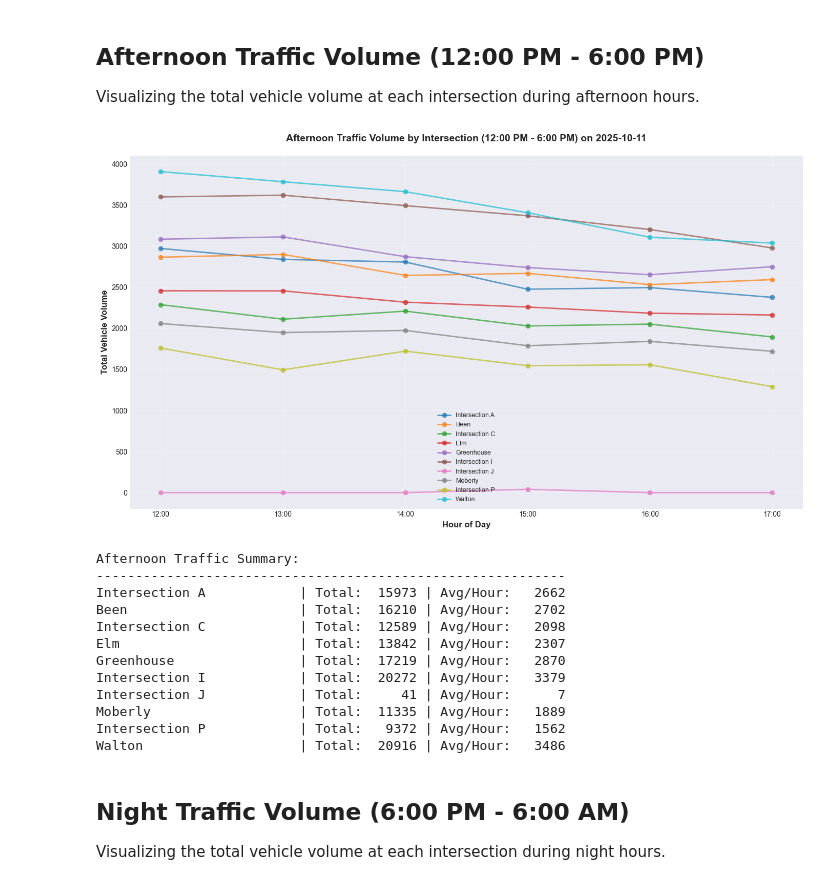
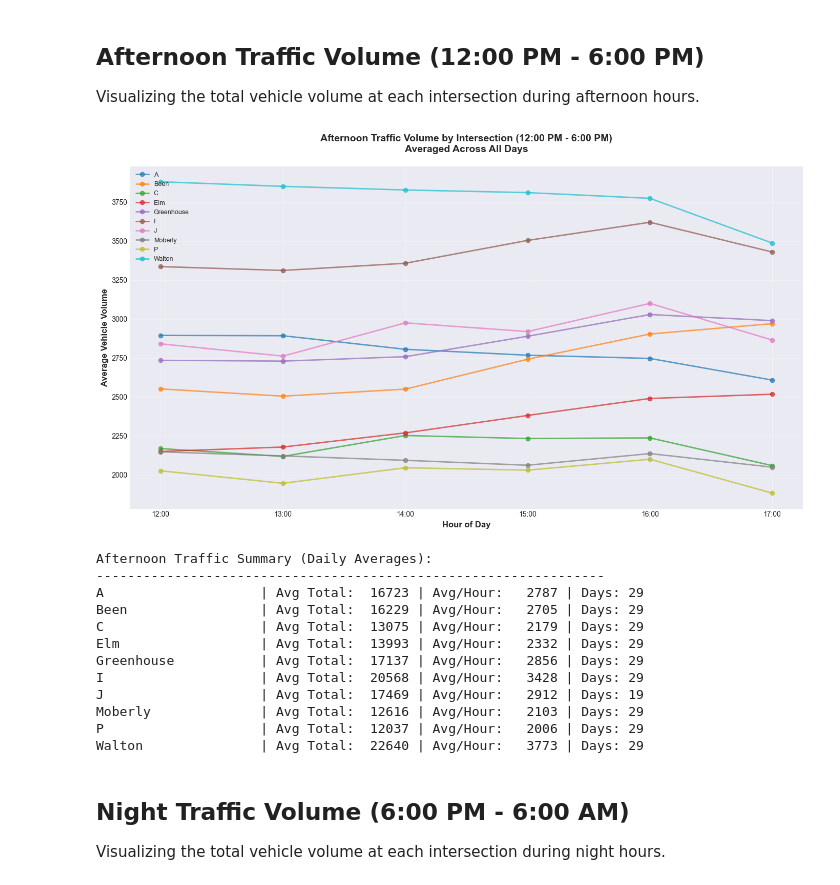
Before and after one commit to Brettberry07/COB-Traffic-Project, a Jupyter notebook: volume_analysis.ipynb, the cells around one changed output. Saved outputs shown, nothing was run; the diff lists cells and outputs as text; code cells hidden in the pictures.

```diff
--- a/volume_analysis.ipynb
+++ b/volume_analysis.ipynb
@@ -32,21 +32,19 @@ for file in csv_files:
 
 # Intersection names mapping
 intersection_names = {
-    '102_a_6.csv': 'Intersection A',
+    '102_a_6.csv': 'A',
     '102_been_3.csv': 'Been',
-    '102_c_7.csv': 'Intersection C',
+    '102_c_7.csv': 'C',
     '102_elm_2.csv': 'Elm',
     '102_greenhouse_1.csv': 'Greenhouse',
-    '102_i_4.csv': 'Intersection I',
-    '102_j_8.csv': 'Intersection J',
+    '102_i_4.csv': 'I',
+    '102_j_8.csv': 'J',
     '102_moberly_10.csv': 'Moberly',
-    '102_p_9.csv': 'Intersection P',
+    '102_p_9.csv': 'P',
     '102_walton_5.csv': 'Walton'
 }
 
-# Choose which date to analyze (set to pd.Timestamp('YYYY-MM-DD') to override)
-TARGET_DATE = None
-print(f"Target date: {TARGET_DATE if TARGET_DATE else 'first available per file'}")
+print("\nAnalysis mode: Averaging across ALL available days per intersection")
 # %% [output]
 Found 10 intersection files:
   - 102_a_6.csv
@@ -231,64 +231,62 @@ Walton                    | Total:  15189 | Avg/Hour:   2532
 
 Visualizing the total vehicle volume at each intersection during afternoon hours.
 # %%
-# Process afternoon data for all intersections
+# Process afternoon data for all intersections (averaged across all days)
 afternoon_data = {}
-analysis_date = None
+num_days_info = {}
 
 for file in csv_files:
-    df = load_and_process_intersection_data(file, TARGET_DATE)
+    df = load_and_process_intersection_data(file)
     if df.empty:
-        print(f"Skipping {file.name} (no data for selected date)")
+        print(f"Skipping {file.name} (no data)")
         continue
 
-    if analysis_date is None:
-        analysis_date = df['SELECTED_DATE'].iloc[0].date()
+    intersection_name = intersection_names.get(file.name, file.stem)
+    num_days_info[intersection_name] = df['NUM_DAYS'].iloc[0]
 
     afternoon_df = filter_by_time_period(df, 'afternoon')
-    hourly_data = aggregate_by_hour(afternoon_df)
-
-    intersection_name = intersection_names.get(file.name, file.stem)
+    hourly_data = aggregate_by_hour_avg(afternoon_df)
     afternoon_data[intersection_name] = hourly_data
 
 fig, ax = plt.subplots(figsize=(14, 8))
 
 for intersection_name, data in afternoon_data.items():
-    ax.plot(data['HOUR'], data['TOTAL_VOLUME'], marker='o',
+    ax.plot(data['HOUR'], data['AVG_VOLUME'], marker='o',
             linewidth=2, label=intersection_name, alpha=0.7)
 
 ax.set_xlabel('Hour of Day', fontsize=12, fontweight='bold')
-ax.set_ylabel('Total Vehicle Volume', fontsize=12, fontweight='bold')
-title_suffix = f" on {analysis_date}" if analysis_date else ''
-ax.set_title(f'Afternoon Traffic Volume by Intersection (12:00 PM - 6:00 PM){title_suffix}',
+ax.set_ylabel('Average Vehicle Volume', fontsize=12, fontweight='bold')
+ax.set_title('Afternoon Traffic Volume by Intersection (12:00 PM - 6:00 PM)\nAveraged Across All Days',
              fontsize=14, fontweight='bold', pad=20)
 ax.legend(loc='best', fontsize=9, framealpha=0.9)
 ax.grid(True, alpha=0.3)
 ax.set_xticks(range(AFTERNOON_START, AFTERNOON_END))
 ax.set_xticklabels([f'{h}:00' for h in range(AFTERNOON_START, AFTERNOON_END)])
 
 plt.tight_layout()
 plt.show()
 
-print("\nAfternoon Traffic Summary:")
-print("-" * 60)
+print("\nAfternoon Traffic Summary (Daily Averages):")
+print("-" * 65)
 for intersection_name, data in afternoon_data.items():
-    total = data['TOTAL_VOLUME'].sum()
-    avg = data['TOTAL_VOLUME'].mean()
-    print(f"{intersection_name:25s} | Total: {total:6.0f} | Avg/Hour: {avg:6.0f}")
+    total_avg = data['AVG_VOLUME'].sum()
+    avg_per_hour = data['AVG_VOLUME'].mean()
+    days = num_days_info[intersection_name]
+    print(f"{intersection_name:20s} | Avg Total: {total_avg:6.0f} | Avg/Hour: {avg_per_hour:6.0f} | Days: {days}")
 # %% [output]
-[figure, old version]
+[figure, new version]
-Afternoon Traffic Summary:
-------------------------------------------------------------
-Intersection A            | Total:  15973 | Avg/Hour:   2662
-Been                      | Total:  16210 | Avg/Hour:   2702
-Intersection C            | Total:  12589 | Avg/Hour:   2098
-Elm                       | Total:  13842 | Avg/Hour:   2307
-Greenhouse                | Total:  17219 | Avg/Hour:   2870
-Intersection I            | Total:  20272 | Avg/Hour:   3379
-Intersection J            | Total:     41 | Avg/Hour:      7
-Moberly                   | Total:  11335 | Avg/Hour:   1889
-Intersection P            | Total:   9372 | Avg/Hour:   1562
-Walton                    | Total:  20916 | Avg/Hour:   3486
+Afternoon Traffic Summary (Daily Averages):
+-----------------------------------------------------------------
+A                    | Avg Total:  16723 | Avg/Hour:   2787 | Days: 29
+Been                 | Avg Total:  16229 | Avg/Hour:   2705 | Days: 29
+C                    | Avg Total:  13075 | Avg/Hour:   2179 | Days: 29
+Elm                  | Avg Total:  13993 | Avg/Hour:   2332 | Days: 29
+Greenhouse           | Avg Total:  17137 | Avg/Hour:   2856 | Days: 29
+I                    | Avg Total:  20568 | Avg/Hour:   3428 | Days: 29
+J                    | Avg Total:  17469 | Avg/Hour:   2912 | Days: 19
+Moberly              | Avg Total:  12616 | Avg/Hour:   2103 | Days: 29
+P                    | Avg Total:  12037 | Avg/Hour:   2006 | Days: 29
+Walton               | Avg Total:  22640 | Avg/Hour:   3773 | Days: 29
 # %% [markdown]
 ## Night Traffic Volume (6:00 PM - 6:00 AM)
 
```
Also changed, not shown: parts of 6 cells of this notebook, 6 other files.
